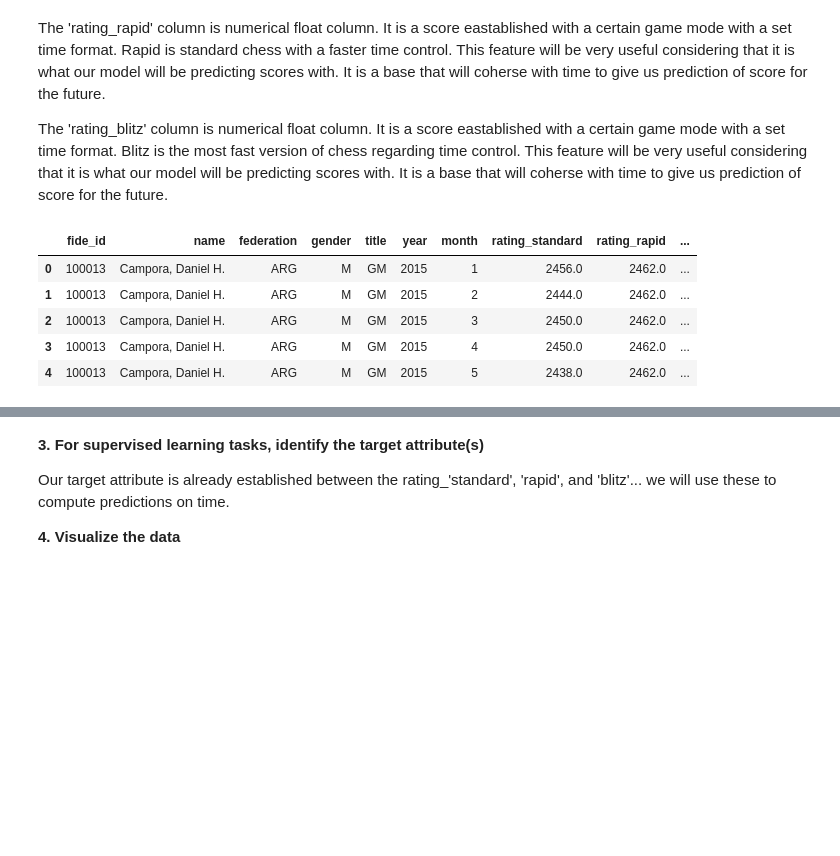
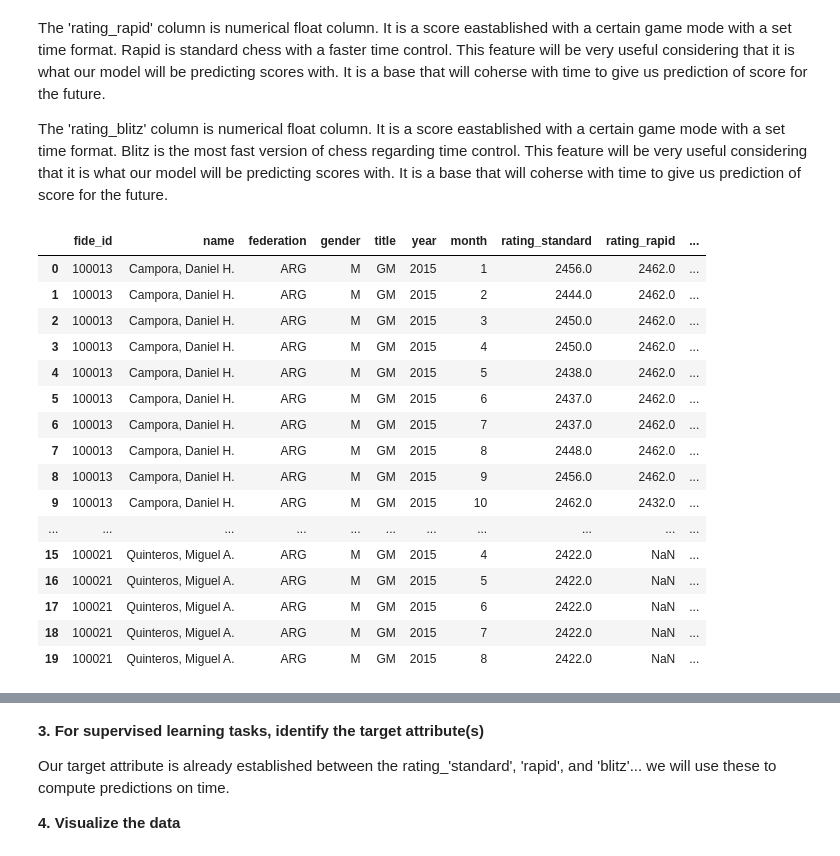
Before and after one commit to marchesem764/MLFinalProject, a Jupyter notebook: FIDE.ipynb, the cells around one changed output, grey strips where cells are left out. Cells and saved outputs as stored; diff of their text form; code cells hidden in the pictures; blank space fills up the shorter version.

```diff
--- a/FIDE.ipynb
+++ b/FIDE.ipynb
@@ -257,11 +257,22 @@ players['title'] = players['title'].apply(lambda x: 'UNTITLED' if pd.isna(x) els
 # %%
 data = pd.merge(players, year_15, on='fide_id')
 # %%
-data.head()
+data.head(20)
 # %% [output]
 |  | fide_id | name | federation | gender | title | year | month | rating_standard | rating_rapid | ... |
 | 0 | 100013 | Campora, Daniel H. | ARG | M | GM | 2015 | 1 | 2456.0 | 2462.0 | ... |
 | 1 | 100013 | Campora, Daniel H. | ARG | M | GM | 2015 | 2 | 2444.0 | 2462.0 | ... |
 | 2 | 100013 | Campora, Daniel H. | ARG | M | GM | 2015 | 3 | 2450.0 | 2462.0 | ... |
 | 3 | 100013 | Campora, Daniel H. | ARG | M | GM | 2015 | 4 | 2450.0 | 2462.0 | ... |
 | 4 | 100013 | Campora, Daniel H. | ARG | M | GM | 2015 | 5 | 2438.0 | 2462.0 | ... |
+| 5 | 100013 | Campora, Daniel H. | ARG | M | GM | 2015 | 6 | 2437.0 | 2462.0 | ... |
+| 6 | 100013 | Campora, Daniel H. | ARG | M | GM | 2015 | 7 | 2437.0 | 2462.0 | ... |
+| 7 | 100013 | Campora, Daniel H. | ARG | M | GM | 2015 | 8 | 2448.0 | 2462.0 | ... |
+| 8 | 100013 | Campora, Daniel H. | ARG | M | GM | 2015 | 9 | 2456.0 | 2462.0 | ... |
+| 9 | 100013 | Campora, Daniel H. | ARG | M | GM | 2015 | 10 | 2462.0 | 2432.0 | ... |
+| ... | ... | ... | ... | ... | ... | ... | ... | ... | ... | ... |
+| 15 | 100021 | Quinteros, Miguel A. | ARG | M | GM | 2015 | 4 | 2422.0 | NaN | ... |
+| 16 | 100021 | Quinteros, Miguel A. | ARG | M | GM | 2015 | 5 | 2422.0 | NaN | ... |
+| 17 | 100021 | Quinteros, Miguel A. | ARG | M | GM | 2015 | 6 | 2422.0 | NaN | ... |
+| 18 | 100021 | Quinteros, Miguel A. | ARG | M | GM | 2015 | 7 | 2422.0 | NaN | ... |
+| 19 | 100021 | Quinteros, Miguel A. | ARG | M | GM | 2015 | 8 | 2422.0 | NaN | ... |
```
Also changed, not shown: parts of 16 cells of this notebook.
